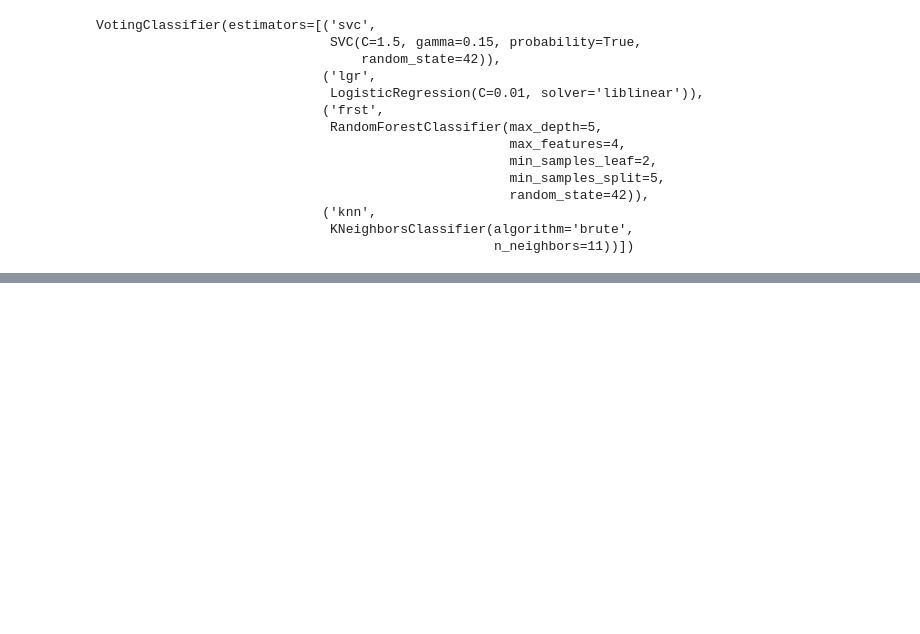
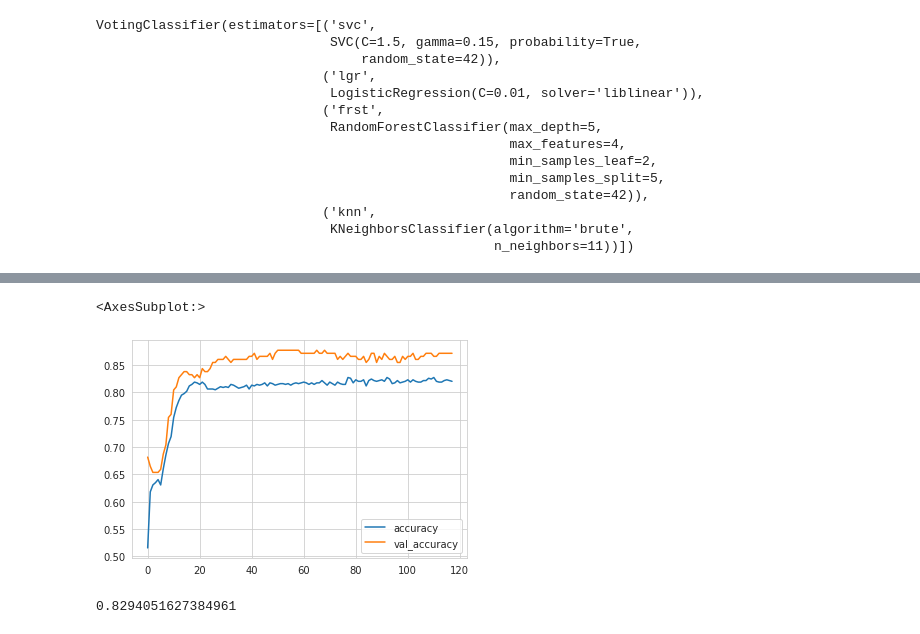
Before and after one commit to Artem-geo/ML_examples, a Jupyter notebook: titanic/titanic.ipynb, the cells around one changed output, grey strips where cells are left out. Saved outputs shown, nothing was run; the diff lists cells and outputs as text; code cells hidden in the pictures; blank space fills up the shorter version.

```diff
--- a/titanic/titanic.ipynb
+++ b/titanic/titanic.ipynb
@@ -469,0 +507,5 @@ save_solution(X_test, pred_test, sol_num=10)
+# %%
+pd.DataFrame(history.history)[['accuracy', 'val_accuracy']].plot()
+# %% [output]
+<AxesSubplot:>
+[figure, added]
@@ -469,0 +532,4 @@ save_solution(X_test, pred_test, sol_num=10)
+# %%
+accuracy_score(y, (model.predict(X_tr) > 0.5).astype(int))
+# %% [output]
+0.8294051627384961
```
Also changed, not shown: parts of 18 cells of this notebook.
